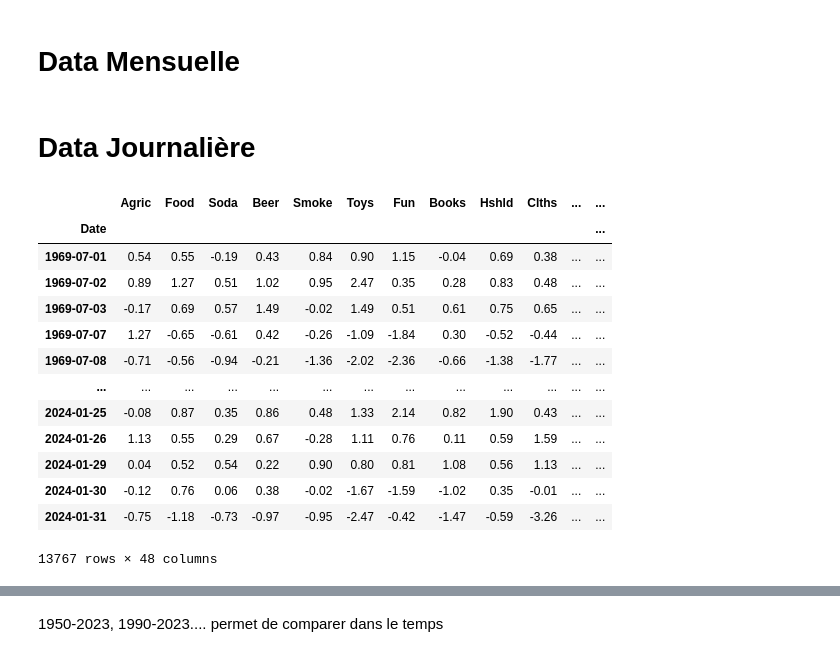
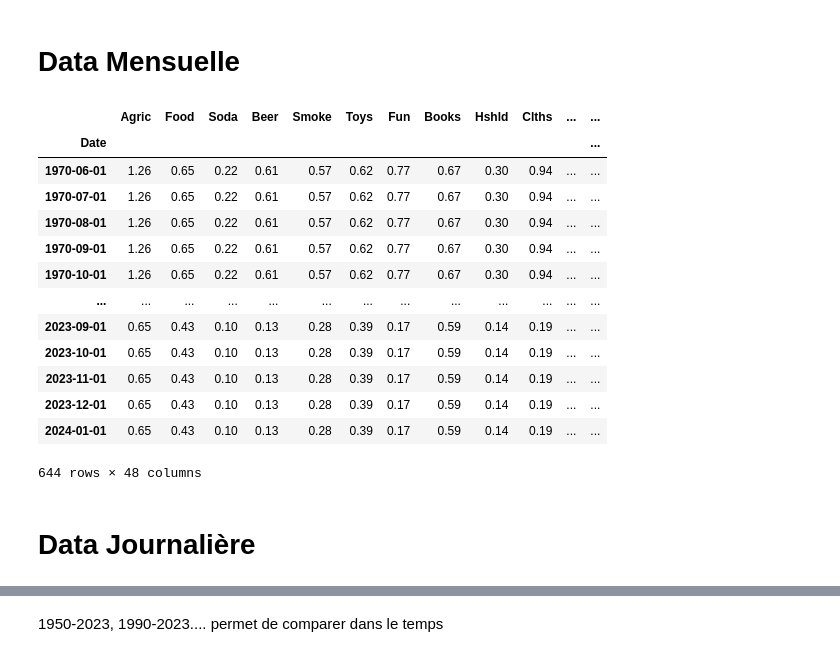
Before and after one commit to DominicPrenovost/TP2-PF-management, a Jupyter notebook: QuestionB.ipynb, the cells around one changed output, grey strips where cells are left out. Cells and saved outputs as stored; diff of their text form; code cells hidden in the pictures.

```diff
--- a/QuestionB.ipynb
+++ b/QuestionB.ipynb
@@ -59,3 +63,20 @@ df_mom.dropna(inplace = True)
+# %%
+df_BtoM
+# %% [output]
+|  | Agric | Food | Soda | Beer | Smoke | Toys | Fun | Books | Hshld | Clths | ... | ... |
+| Date |  |  |  |  |  |  |  |  |  |  |  | ... |
+| 1970-06-01 | 1.26 | 0.65 | 0.22 | 0.61 | 0.57 | 0.62 | 0.77 | 0.67 | 0.30 | 0.94 | ... | ... |
+| 1970-07-01 | 1.26 | 0.65 | 0.22 | 0.61 | 0.57 | 0.62 | 0.77 | 0.67 | 0.30 | 0.94 | ... | ... |
+| 1970-08-01 | 1.26 | 0.65 | 0.22 | 0.61 | 0.57 | 0.62 | 0.77 | 0.67 | 0.30 | 0.94 | ... | ... |
+| 1970-09-01 | 1.26 | 0.65 | 0.22 | 0.61 | 0.57 | 0.62 | 0.77 | 0.67 | 0.30 | 0.94 | ... | ... |
+| 1970-10-01 | 1.26 | 0.65 | 0.22 | 0.61 | 0.57 | 0.62 | 0.77 | 0.67 | 0.30 | 0.94 | ... | ... |
+| ... | ... | ... | ... | ... | ... | ... | ... | ... | ... | ... | ... | ... |
+| 2023-09-01 | 0.65 | 0.43 | 0.10 | 0.13 | 0.28 | 0.39 | 0.17 | 0.59 | 0.14 | 0.19 | ... | ... |
+| 2023-10-01 | 0.65 | 0.43 | 0.10 | 0.13 | 0.28 | 0.39 | 0.17 | 0.59 | 0.14 | 0.19 | ... | ... |
+| 2023-11-01 | 0.65 | 0.43 | 0.10 | 0.13 | 0.28 | 0.39 | 0.17 | 0.59 | 0.14 | 0.19 | ... | ... |
+| 2023-12-01 | 0.65 | 0.43 | 0.10 | 0.13 | 0.28 | 0.39 | 0.17 | 0.59 | 0.14 | 0.19 | ... | ... |
+| 2024-01-01 | 0.65 | 0.43 | 0.10 | 0.13 | 0.28 | 0.39 | 0.17 | 0.59 | 0.14 | 0.19 | ... | ... |
+644 rows × 48 columns
 # %% [markdown]
 # Data Journalière
 # %%
@@ -81,20 +102,3 @@ df_FF_daily.replace(-99.99, np.nan, inplace = True)
 df_FF_daily.replace(-999, np.nan, inplace = True)
 df_FF_daily.dropna(inplace = True)
 df_FF_daily = df_FF_daily.loc[df_daily_ret.index]
-# %%
-df_daily_ret
-# %% [output]
-|  | Agric | Food | Soda | Beer | Smoke | Toys | Fun | Books | Hshld | Clths | ... | ... |
-| Date |  |  |  |  |  |  |  |  |  |  |  | ... |
-| 1969-07-01 | 0.54 | 0.55 | -0.19 | 0.43 | 0.84 | 0.90 | 1.15 | -0.04 | 0.69 | 0.38 | ... | ... |
-| 1969-07-02 | 0.89 | 1.27 | 0.51 | 1.02 | 0.95 | 2.47 | 0.35 | 0.28 | 0.83 | 0.48 | ... | ... |
-| 1969-07-03 | -0.17 | 0.69 | 0.57 | 1.49 | -0.02 | 1.49 | 0.51 | 0.61 | 0.75 | 0.65 | ... | ... |
-| 1969-07-07 | 1.27 | -0.65 | -0.61 | 0.42 | -0.26 | -1.09 | -1.84 | 0.30 | -0.52 | -0.44 | ... | ... |
-| 1969-07-08 | -0.71 | -0.56 | -0.94 | -0.21 | -1.36 | -2.02 | -2.36 | -0.66 | -1.38 | -1.77 | ... | ... |
-| ... | ... | ... | ... | ... | ... | ... | ... | ... | ... | ... | ... | ... |
-| 2024-01-25 | -0.08 | 0.87 | 0.35 | 0.86 | 0.48 | 1.33 | 2.14 | 0.82 | 1.90 | 0.43 | ... | ... |
-| 2024-01-26 | 1.13 | 0.55 | 0.29 | 0.67 | -0.28 | 1.11 | 0.76 | 0.11 | 0.59 | 1.59 | ... | ... |
-| 2024-01-29 | 0.04 | 0.52 | 0.54 | 0.22 | 0.90 | 0.80 | 0.81 | 1.08 | 0.56 | 1.13 | ... | ... |
-| 2024-01-30 | -0.12 | 0.76 | 0.06 | 0.38 | -0.02 | -1.67 | -1.59 | -1.02 | 0.35 | -0.01 | ... | ... |
-| 2024-01-31 | -0.75 | -1.18 | -0.73 | -0.97 | -0.95 | -2.47 | -0.42 | -1.47 | -0.59 | -3.26 | ... | ... |
-13767 rows × 48 columns
```
Also changed, not shown: parts of 11 cells of this notebook.
